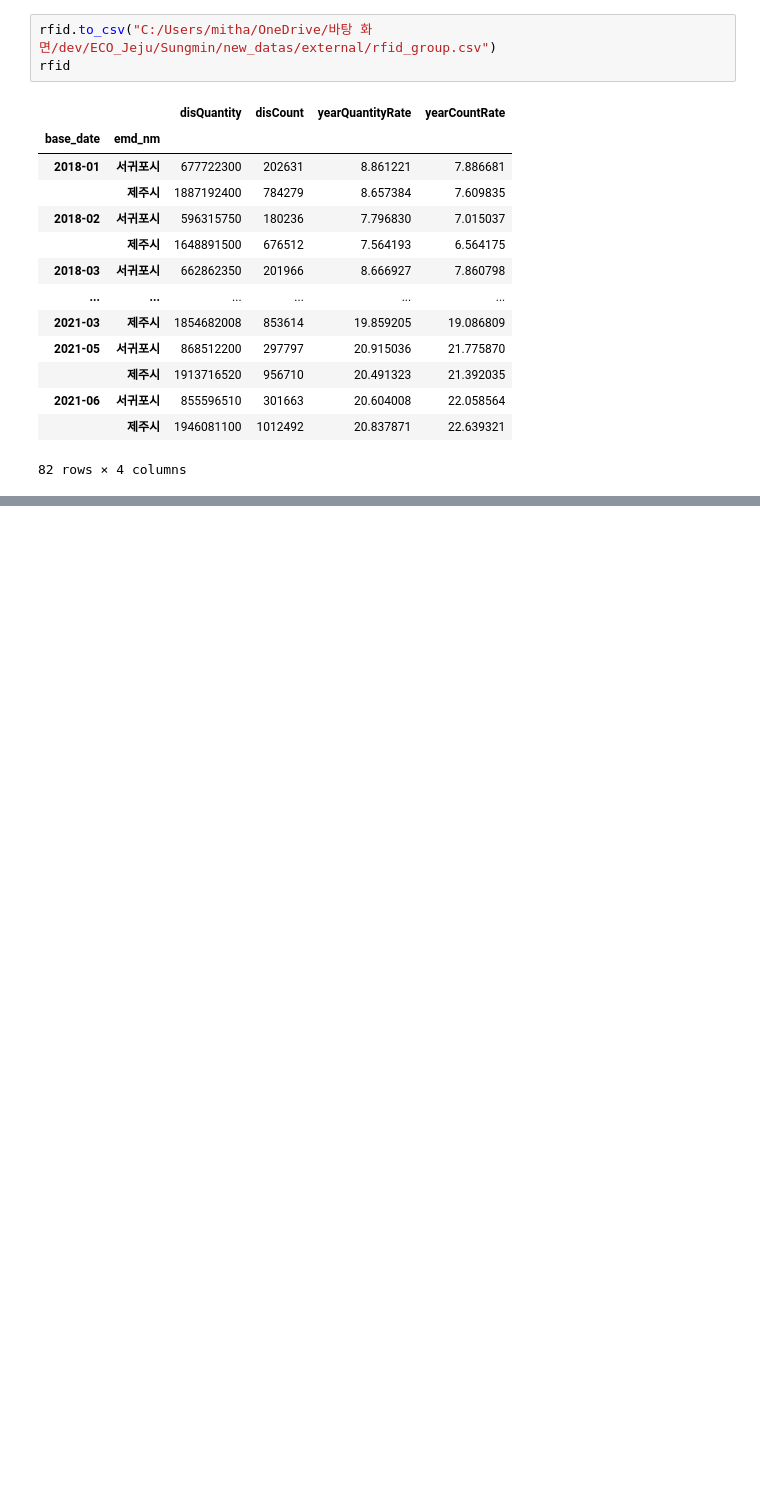
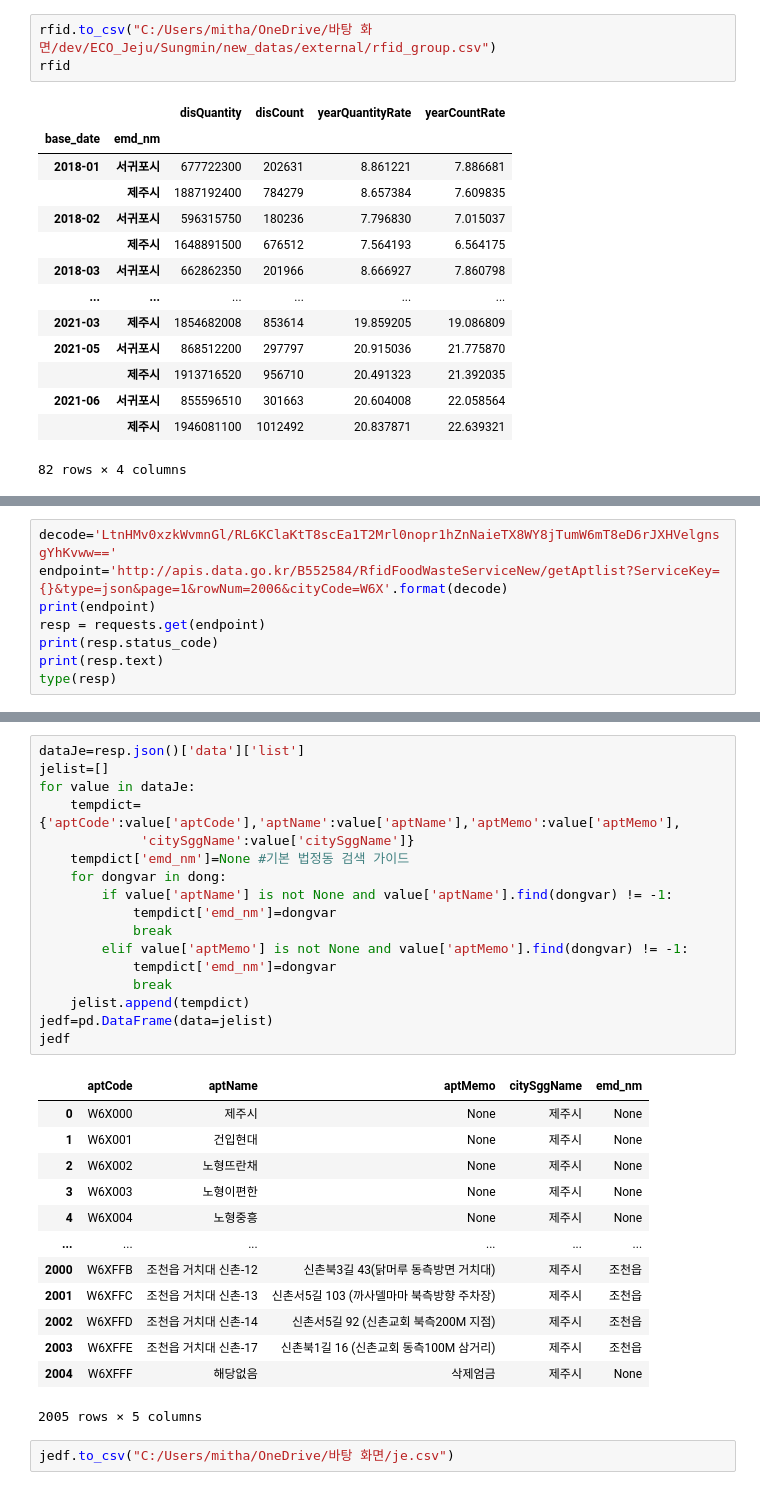
Before and after one commit to songmin9813/ECO_Jeju, a Jupyter notebook: Sungmin/Study/external_datas.ipynb, the cells around one changed output, grey strips where cells are left out. Drawn from its saved outputs; the diff is of its cells as text; blank space fills up the shorter version.

```diff
--- a/Sungmin/Study/external_datas.ipynb
+++ b/Sungmin/Study/external_datas.ipynb
@@ -376,0 +440,8 @@ rfid
+# %%
+decode='LtnHMv0xzkWvmnGl/RL6KClaKtT8scEa1T2Mrl0nopr1hZnNaieTX8WY8jTumW6mT8eD6rJXHVelgnsgYhKvww=='
+endpoint='http://apis.data.go.kr/B552584/RfidFoodWasteServiceNew/getAptlist?ServiceKey={}&type=json&page=1&rowNum=2006&cityCode=W6X'.format(decode)
+print(endpoint)
+resp = requests.get(endpoint)
+print(resp.status_code)
+print(resp.text)
+type(resp)
@@ -376,0 +453,33 @@ rfid
+# %%
+dataJe=resp.json()['data']['list']
+jelist=[]
+for value in dataJe:
+    tempdict={'aptCode':value['aptCode'],'aptName':value['aptName'],'aptMemo':value['aptMemo'],
+             'citySggName':value['citySggName']}
+    tempdict['emd_nm']=None #기본 법정동 검색 가이드
+    for dongvar in dong:
+        if value['aptName'] is not None and value['aptName'].find(dongvar) != -1:
+            tempdict['emd_nm']=dongvar
+            break
+        elif value['aptMemo'] is not None and value['aptMemo'].find(dongvar) != -1:
+            tempdict['emd_nm']=dongvar
+            break
+    jelist.append(tempdict)
+jedf=pd.DataFrame(data=jelist)
+jedf
+# %% [output]
+|  | aptCode | aptName | aptMemo | citySggName | emd_nm |
+| 0 | W6X000 | 제주시 | None | 제주시 | None |
+| 1 | W6X001 | 건입현대 | None | 제주시 | None |
+| 2 | W6X002 | 노형뜨란채 | None | 제주시 | None |
+| 3 | W6X003 | 노형이편한 | None | 제주시 | None |
+| 4 | W6X004 | 노형중흥 | None | 제주시 | None |
+| ... | ... | ... | ... | ... | ... |
+| 2000 | W6XFFB | 조천읍 거치대 신촌-12 | 신촌북3길 43(닭머루 동측방면 거치대) | 제주시 | 조천읍 |
+| 2001 | W6XFFC | 조천읍 거치대 신촌-13 | 신촌서5길 103 (까사델마마 북측방향 주차장) | 제주시 | 조천읍 |
+| 2002 | W6XFFD | 조천읍 거치대 신촌-14 | 신촌서5길 92 (신촌교회 북측200M 지점) | 제주시 | 조천읍 |
+| 2003 | W6XFFE | 조천읍 거치대 신촌-17 | 신촌북1길 16 (신촌교회 동측100M 삼거리) | 제주시 | 조천읍 |
+| 2004 | W6XFFF | 해당없음 | 삭제엄금 | 제주시 | None |
+2005 rows × 5 columns
+# %%
+jedf.to_csv("C:/Users/mitha/OneDrive/바탕 화면/je.csv")
```
Also changed, not shown: parts of 9 cells of this notebook, 2 other files.
